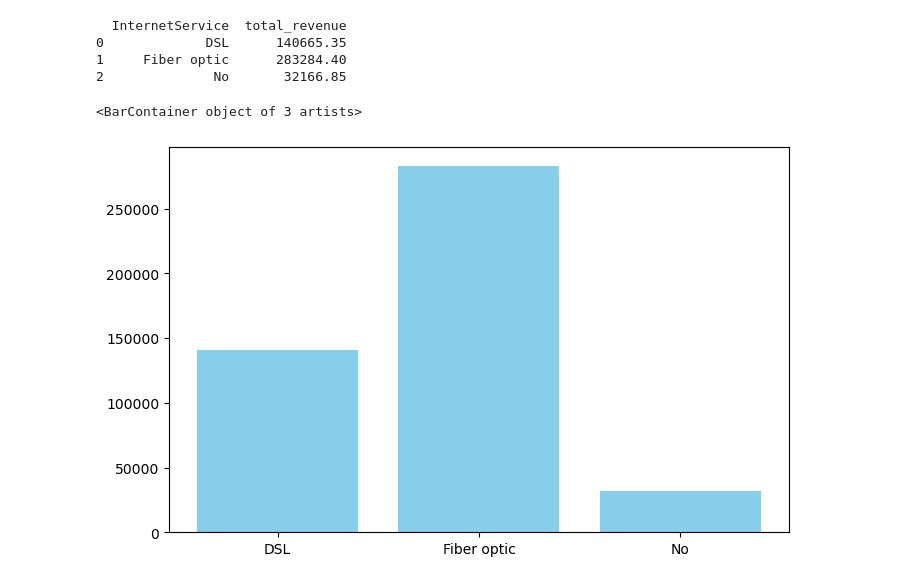
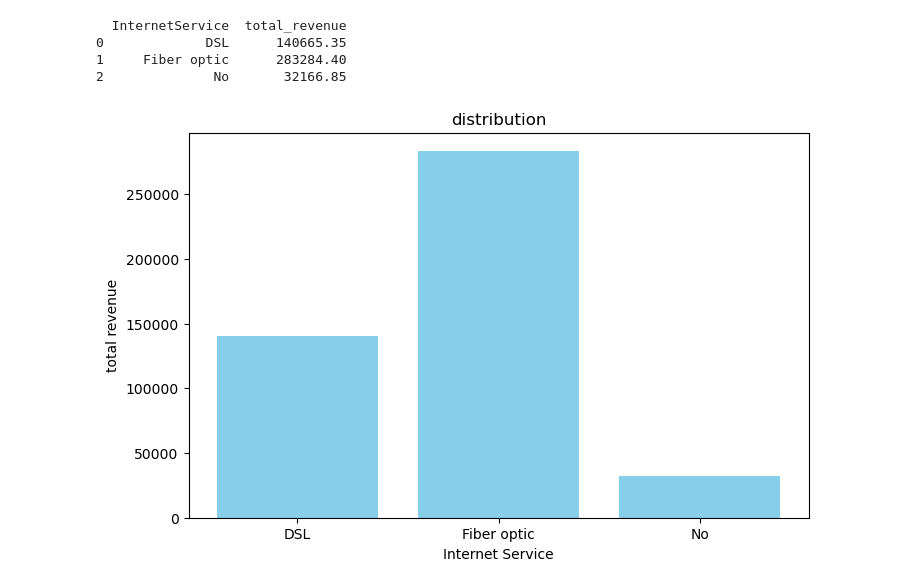
Before and after one commit to noushin94/TeleResponse, a Jupyter notebook: notebooks/01-eda.ipynb, the cells around one changed output. Cells and saved outputs as stored; diff of their text form; code cells hidden in the pictures.

Commit message:
visualise3

```diff
--- a/notebooks/01-eda.ipynb
+++ b/notebooks/01-eda.ipynb
@@ -118,7 +118,15 @@ print(df_revenue)
 # %%
 
 plt.figure(figsize = (8,5))
 plt.bar(df_revenue["InternetService"], df_revenue["total_revenue"], color = "skyblue")
+#Add labels and titles
+
+plt.xlabel("Internet Service")
+plt.ylabel("total revenue")
+plt.title("distribution")
+
+
+#show plot
+plt.show()
 # %% [output]
-<BarContainer object of 3 artists>
-[figure, old version]
+[figure, new version]
```
Also changed, not shown: parts of 3 cells of this notebook.
